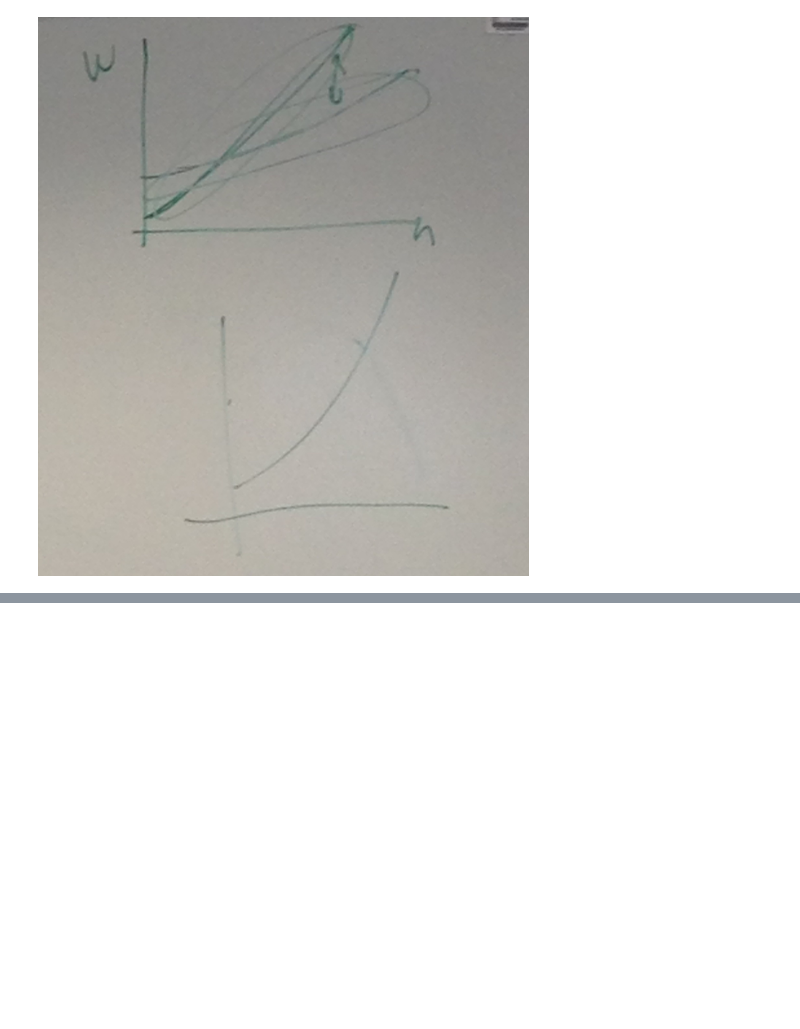
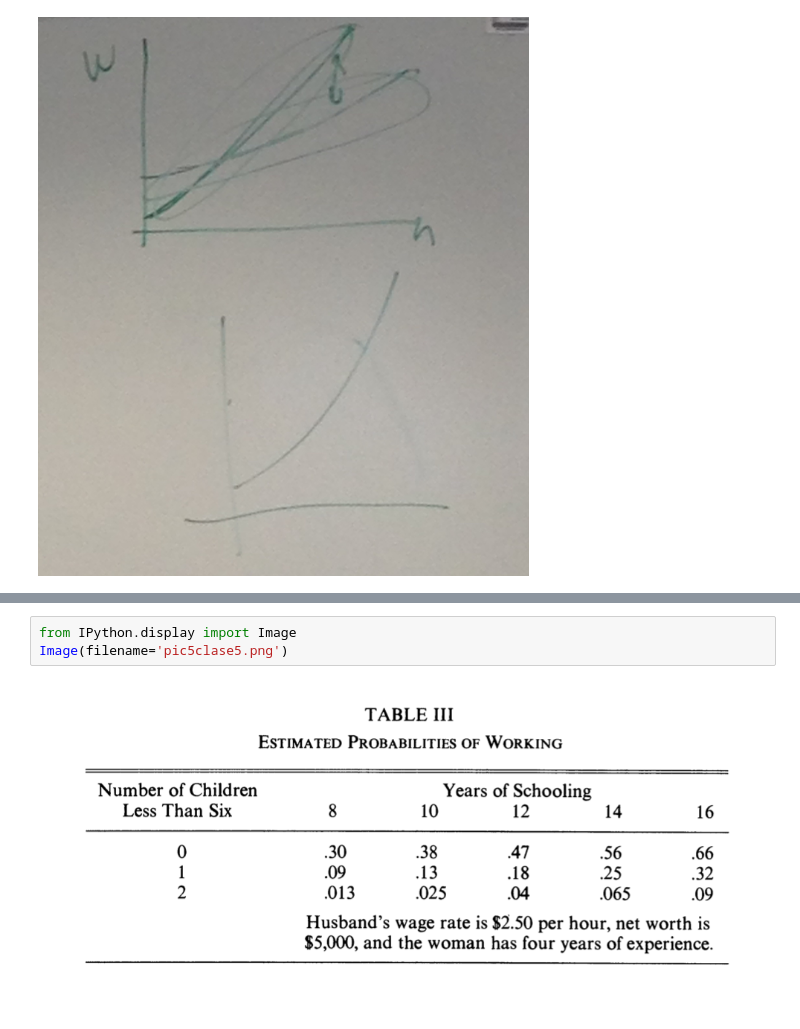
Before and after one commit to german1122/Clases-Eco-Aplicada, a Jupyter notebook: Clase5-EcoAplicada.ipynb, the cells around one changed output, grey strips where cells are left out. Cells and saved outputs as stored; diff of their text form; blank space fills up the shorter version.

```diff
--- a/Clase5-EcoAplicada.ipynb
+++ b/Clase5-EcoAplicada.ipynb
@@ -98,0 +106,5 @@ Image(filename='pic2clase5.jpg')
+# %%
+from IPython.display import Image
+Image(filename='pic5clase5.png')
+# %% [output]
+[figure, added]
```
Also changed, not shown: parts of 7 cells of this notebook.
